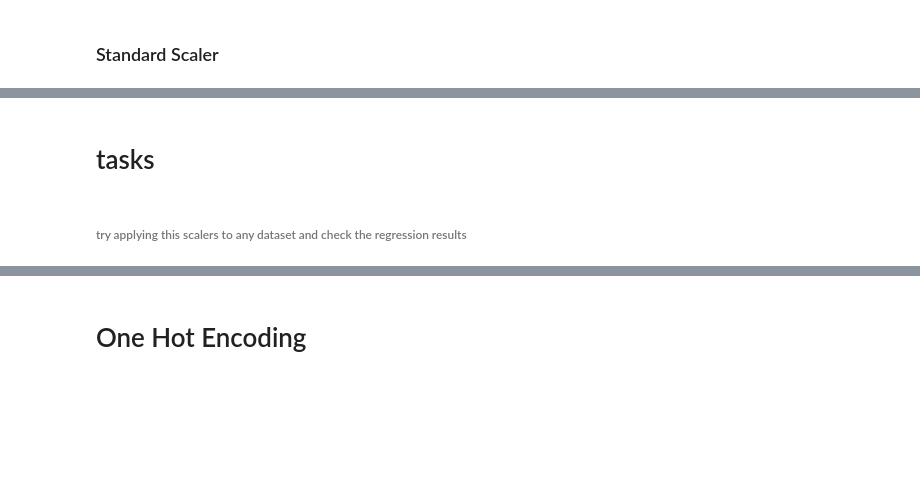
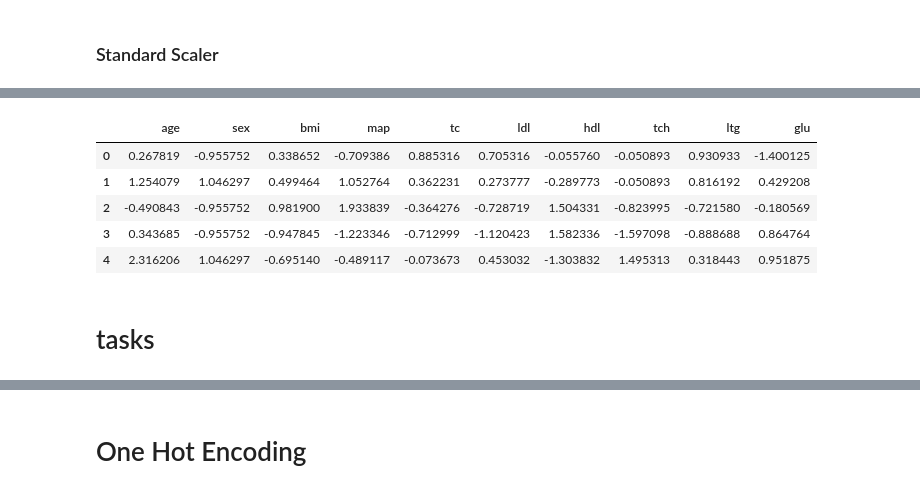
Before and after one commit to NarineKhachatryan/Intro_ML, a Jupyter notebook: CrossValidation_FeatureScaling_OneHotEncoding.ipynb, the cells around one changed output, grey strips where cells are left out. Saved outputs shown, nothing was run; the diff lists cells and outputs as text; code cells hidden in the pictures; blank space fills up the shorter version.

```diff
--- a/CrossValidation_FeatureScaling_OneHotEncoding.ipynb
+++ b/CrossValidation_FeatureScaling_OneHotEncoding.ipynb
@@ -323,6 +418,11 @@ pd.DataFrame(columns = X_train.columns, data = norm.transform(X_train))
 # %%
-pd.DataFrame(columns = X_test.columns, data = norm.transform(X_test))
+pd.DataFrame(columns = X_test.columns, data = norm.transform(X_test)).head()
+# %% [output]
+|  | age | sex | bmi | map | tc | ldl | hdl | tch | ltg | glu |
+| 0 | 0.267819 | -0.955752 | 0.338652 | -0.709386 | 0.885316 | 0.705316 | -0.055760 | -0.050893 | 0.930933 | -1.400125 |
+| 1 | 1.254079 | 1.046297 | 0.499464 | 1.052764 | 0.362231 | 0.273777 | -0.289773 | -0.050893 | 0.816192 | 0.429208 |
+| 2 | -0.490843 | -0.955752 | 0.981900 | 1.933839 | -0.364276 | -0.728719 | 1.504331 | -0.823995 | -0.721580 | -0.180569 |
+| 3 | 0.343685 | -0.955752 | -0.947845 | -1.223346 | -0.712999 | -1.120423 | 1.582336 | -1.597098 | -0.888688 | 0.864764 |
+| 4 | 2.316206 | 1.046297 | -0.695140 | -0.489117 | -0.073673 | 0.453032 | -1.303832 | 1.495313 | 0.318443 | 0.951875 |
 # %% [markdown]
 # tasks
-# %% [markdown]
-###### try applying this scalers to any dataset and check the regression results
```
Also changed, not shown: parts of 55 cells of this notebook.
